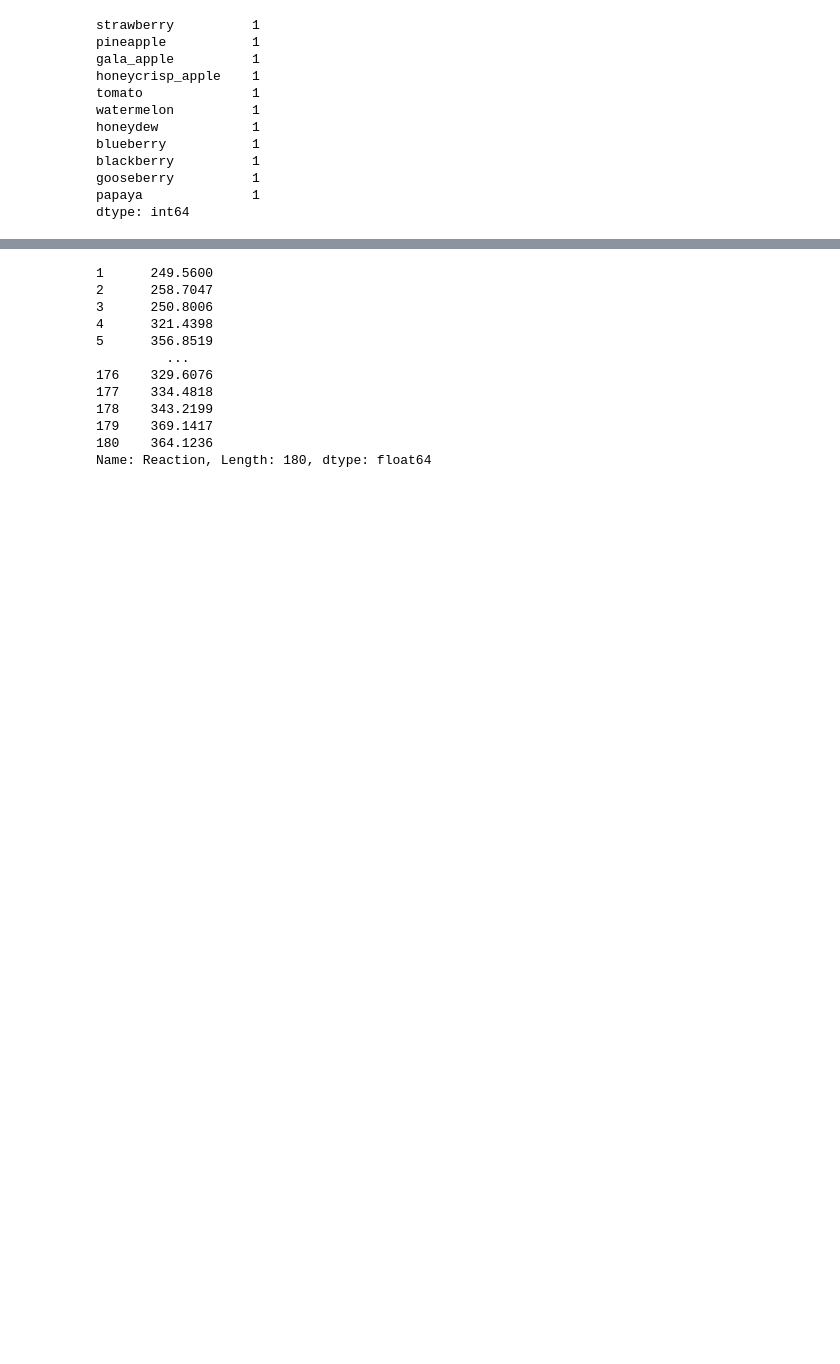
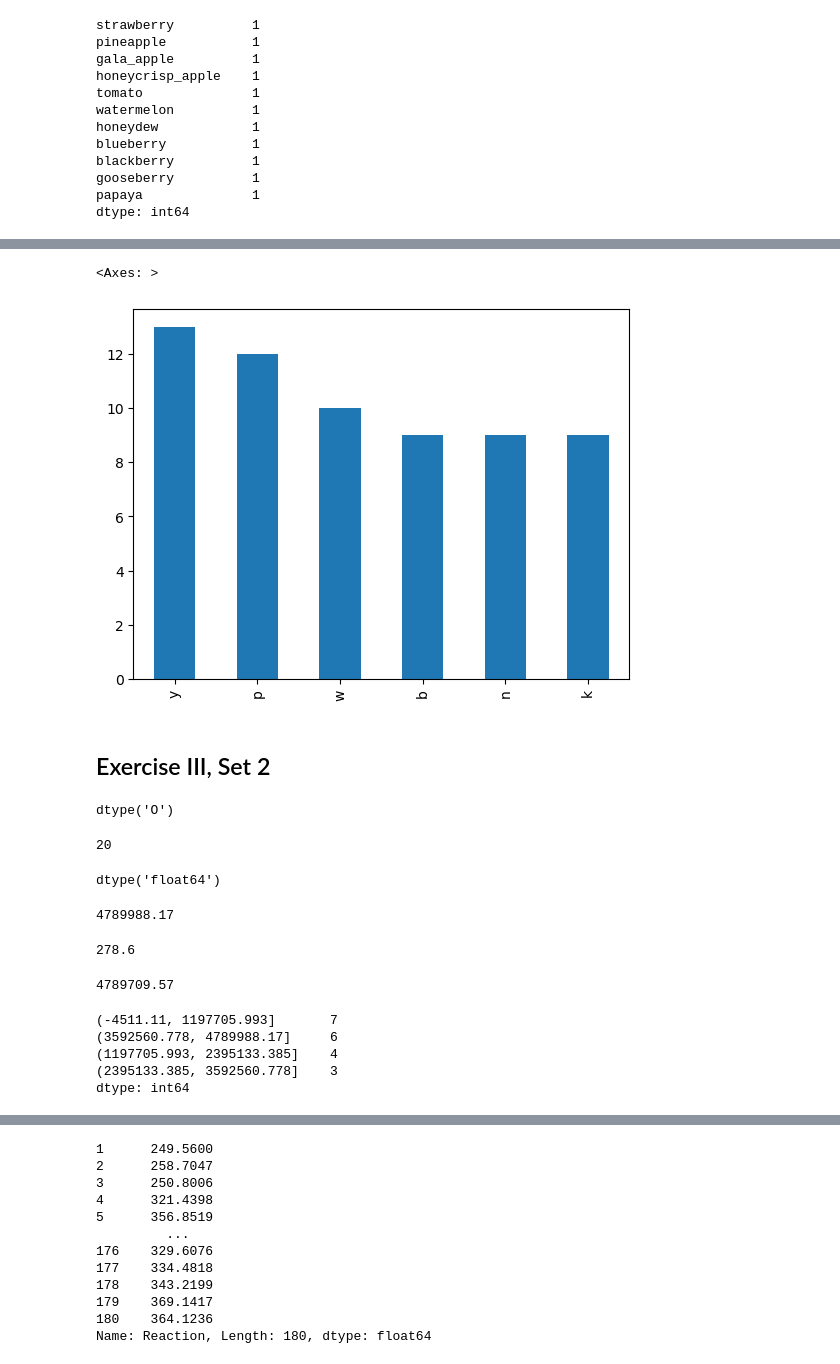
Before and after one commit to Zacharia-Schmitz/numpy-pandas-visualization-exercises, a Jupyter notebook: pandas_series.ipynb, the cells around one changed output, grey strips where cells are left out. Drawn from its saved outputs; the diff is of its cells as text; code cells hidden in the pictures; blank space fills up the shorter version.

Commit message:
Completed exercise - not reviewed.

```diff
--- a/pandas_series.ipynb
+++ b/pandas_series.ipynb
@@ -158,0 +327,9 @@ dtype: int64
+# %%
+# 6. Create a bar plot of the frequencies of the 6 most commonly occuring letters.
+
+letters.value_counts().head(6).plot.bar()
+# %% [output]
+<Axes: >
+[figure, added]
+# %% [markdown]
+## Exercise III, Set 2
@@ -158,0 +348,48 @@ dtype: int64
+# %%
+# What is the data type of the numbers Series?
+
+numbers.dtype
+# %% [output]
+dtype('O')
+# %%
+# How many elements are in the number Series?
+
+numbers.size
+# %% [output]
+20
+# %%
+# Perform the necessary manipulations by accessing Series attributes and methods to convert the numbers Series to a numeric data type.
+
+numbers = numbers.astype('str').str.replace('$', '').str.replace(',', '').astype('float')
+
+numbers.dtype
+# %% [output]
+dtype('float64')
+# %%
+# Run the code to discover the maximum value from the Series.
+
+numbers.max()
+# %% [output]
+4789988.17
+# %%
+# Run the code to discover the minimum value from the Series.
+
+numbers.min()
+# %% [output]
+278.6
+# %%
+# What is the range of the values in the Series?
+
+numbers.max() - numbers.min()
+# %% [output]
+4789709.57
+# %%
+# Bin the data into 4 equally sized intervals or bins and output how many values fall into each bin.
+
+pd.cut(numbers, 4).value_counts()
+# %% [output]
+(-4511.11, 1197705.993]       7
+(3592560.778, 4789988.17]     6
+(1197705.993, 2395133.385]    4
+(2395133.385, 3592560.778]    3
+dtype: int64
```
Also changed, not shown: parts of 48 cells of this notebook.
